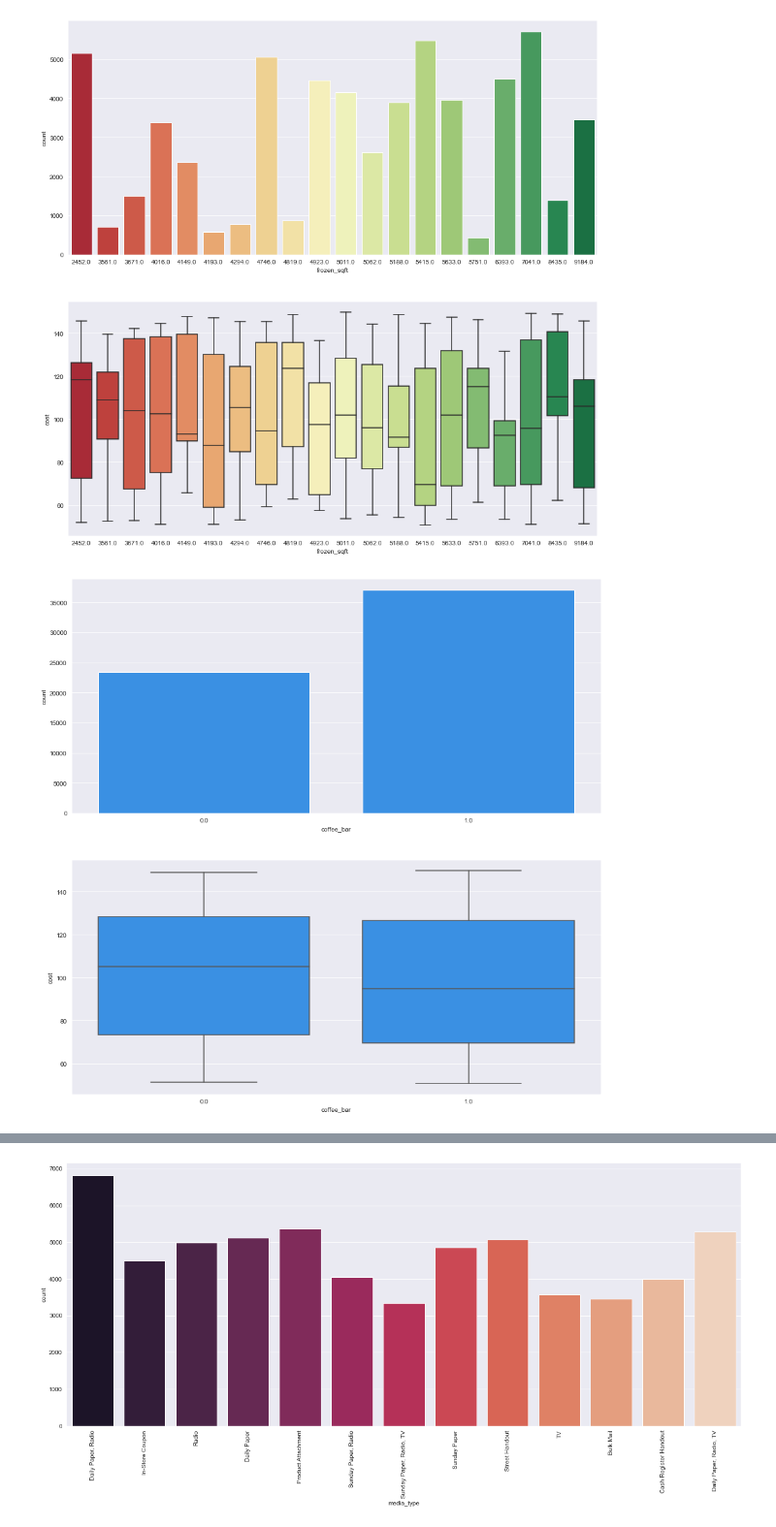
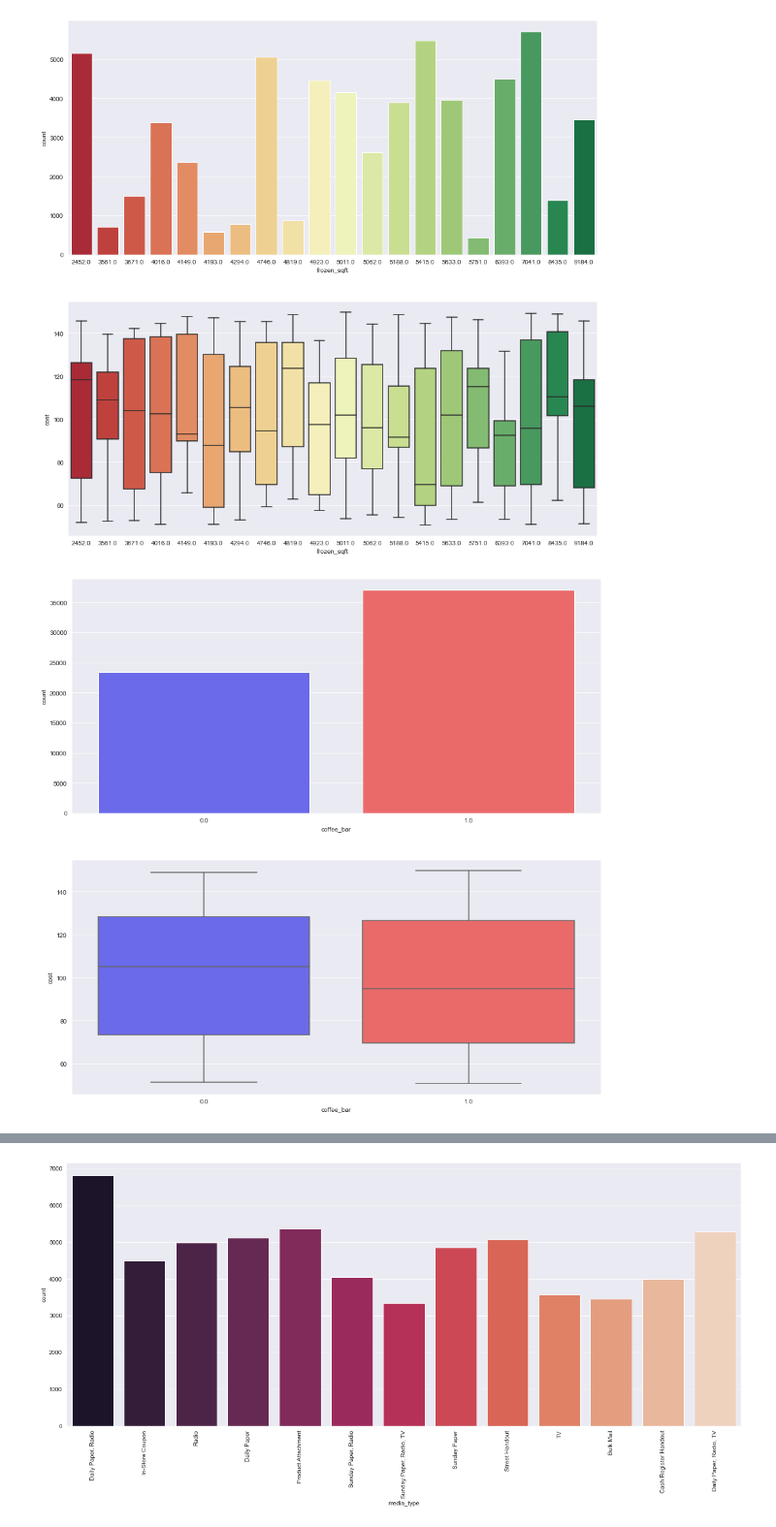
Before and after one commit to francoalarcon00/Customer-Project, a Jupyter notebook: analysis.ipynb, the cells around one changed output, grey strips where cells are left out. Shown at 97% size. Cells and saved outputs as stored; diff of their text form; code cells hidden in the pictures.

```diff
--- a/analysis.ipynb
+++ b/analysis.ipynb
@@ -355,12 +442,13 @@ plt.show()
 # %% [output]
 [figure]
 # %%
+# Coffee bar
 plt.figure(figsize=(15,15))
 plt.subplot(2,1,1)
-sns.countplot(data=data, x='coffee_bar', color='dodgerblue')
+sns.countplot(data=data, x='coffee_bar', palette='seismic')
 plt.subplot(2,1,2)
-sns.boxplot(data=data, x='coffee_bar', y='cost', color='dodgerblue')
+sns.boxplot(data=data, x='coffee_bar', y='cost', palette='seismic')
 plt.show()
 # %% [output]
-[figure, old version]
+[figure, new version]
 # %%
```
Also changed, not shown: parts of 60 cells of this notebook.
